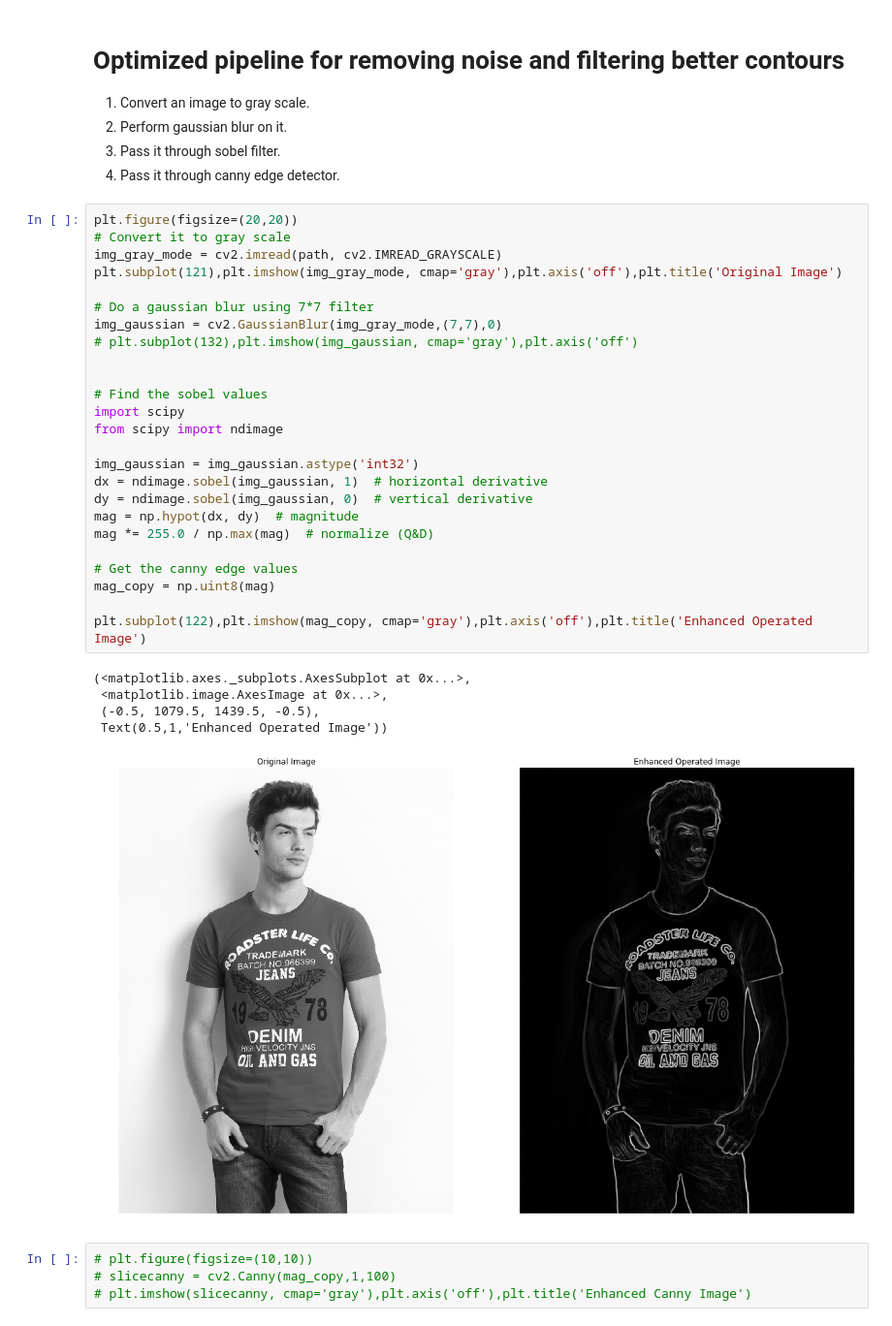
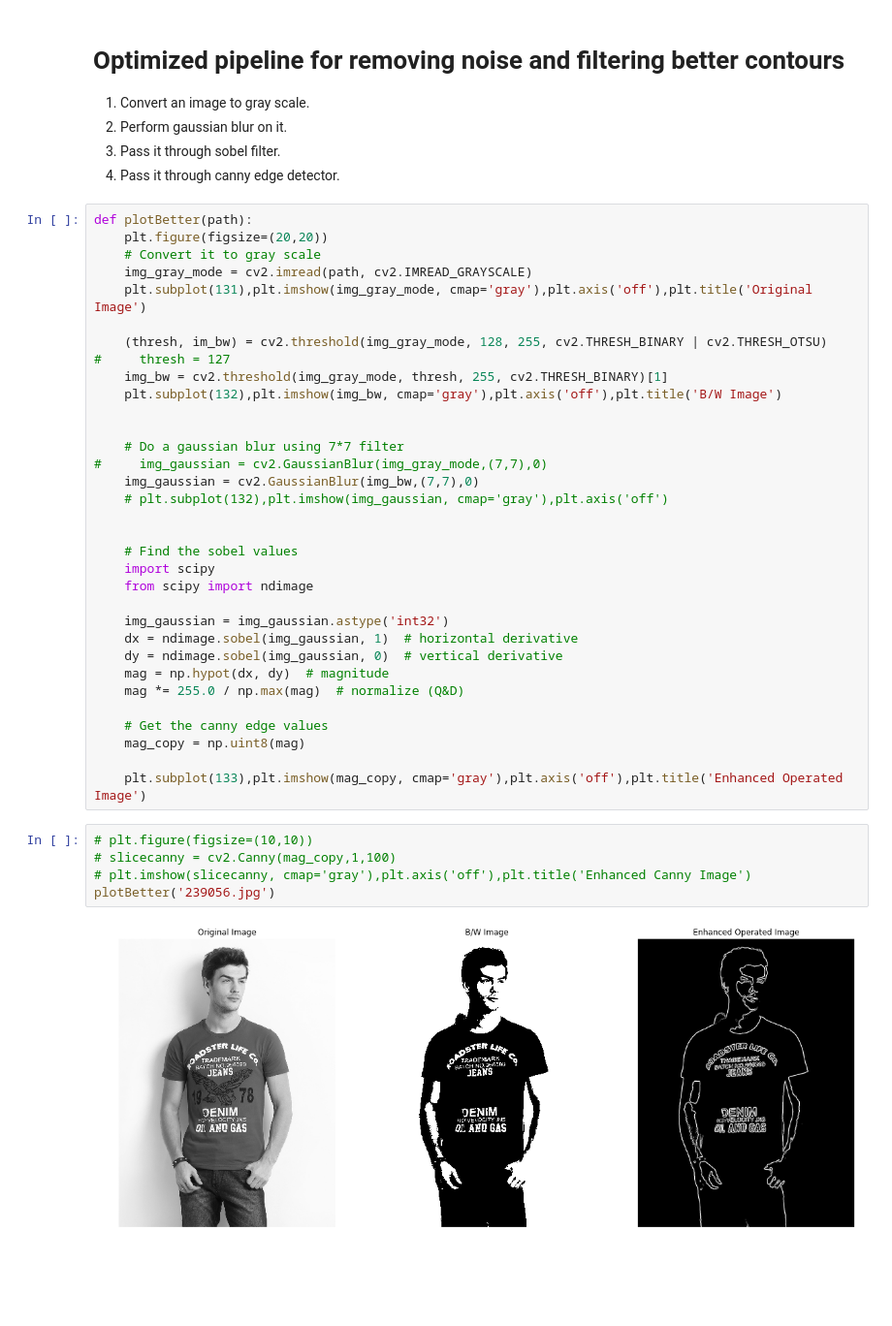
Before and after one commit to abhinav3/EdgeDetection, a Jupyter notebook: EdgeDetection-comparison.ipynb, the cells around one changed output. Shown at 97% size. Cells and saved outputs as stored; diff of their text form; blank space fills up the shorter version.

Commit message:
converting to b/w first before sobel operator

```diff
--- a/EdgeDetection-comparison.ipynb
+++ b/EdgeDetection-comparison.ipynb
@@ -41,37 +53,42 @@ plt.show()
 3. Pass it through sobel filter.
 4. Pass it through canny edge detector.
 # %%
-plt.figure(figsize=(20,20))
-# Convert it to gray scale
-img_gray_mode = cv2.imread(path, cv2.IMREAD_GRAYSCALE)
-plt.subplot(121),plt.imshow(img_gray_mode, cmap='gray'),plt.axis('off'),plt.title('Original Image')
+def plotBetter(path):
+    plt.figure(figsize=(20,20))
+    # Convert it to gray scale
+    img_gray_mode = cv2.imread(path, cv2.IMREAD_GRAYSCALE)
+    plt.subplot(131),plt.imshow(img_gray_mode, cmap='gray'),plt.axis('off'),plt.title('Original Image')
 
-# Do a gaussian blur using 7*7 filter
-img_gaussian = cv2.GaussianBlur(img_gray_mode,(7,7),0)
-# plt.subplot(132),plt.imshow(img_gaussian, cmap='gray'),plt.axis('off')
+    (thresh, im_bw) = cv2.threshold(img_gray_mode, 128, 255, cv2.THRESH_BINARY | cv2.THRESH_OTSU)
+#     thresh = 127
+    img_bw = cv2.threshold(img_gray_mode, thresh, 255, cv2.THRESH_BINARY)[1]
+    plt.subplot(132),plt.imshow(img_bw, cmap='gray'),plt.axis('off'),plt.title('B/W Image')
 
 
-# Find the sobel values
-import scipy
-from scipy import ndimage
+    # Do a gaussian blur using 7*7 filter
+#     img_gaussian = cv2.GaussianBlur(img_gray_mode,(7,7),0)
+    img_gaussian = cv2.GaussianBlur(img_bw,(7,7),0)
+    # plt.subplot(132),plt.imshow(img_gaussian, cmap='gray'),plt.axis('off')
 
-img_gaussian = img_gaussian.astype('int32')
-dx = ndimage.sobel(img_gaussian, 1)  # horizontal derivative
-dy = ndimage.sobel(img_gaussian, 0)  # vertical derivative
-mag = np.hypot(dx, dy)  # magnitude
-mag *= 255.0 / np.max(mag)  # normalize (Q&D)
 
-# Get the canny edge values
-mag_copy = np.uint8(mag)
+    # Find the sobel values
+    import scipy
+    from scipy import ndimage
 
-plt.subplot(122),plt.imshow(mag_copy, cmap='gray'),plt.axis('off'),plt.title('Enhanced Operated Image')
+    img_gaussian = img_gaussian.astype('int32')
+    dx = ndimage.sobel(img_gaussian, 1)  # horizontal derivative
+    dy = ndimage.sobel(img_gaussian, 0)  # vertical derivative
+    mag = np.hypot(dx, dy)  # magnitude
+    mag *= 255.0 / np.max(mag)  # normalize (Q&D)
+
+    # Get the canny edge values
+    mag_copy = np.uint8(mag)
+
+    plt.subplot(133),plt.imshow(mag_copy, cmap='gray'),plt.axis('off'),plt.title('Enhanced Operated Image')
-# %% [output]
-(<matplotlib.axes._subplots.AxesSubplot at 0x...>,
- <matplotlib.image.AxesImage at 0x...>,
- (-0.5, 1079.5, 1439.5, -0.5),
- Text(0.5,1,'Enhanced Operated Image'))
-[figure, removed]
 # %%
 # plt.figure(figsize=(10,10))
 # slicecanny = cv2.Canny(mag_copy,1,100)
 # plt.imshow(slicecanny, cmap='gray'),plt.axis('off'),plt.title('Enhanced Canny Image')
+plotBetter('239056.jpg')
+# %% [output]
+[figure, added]
```
Also changed, not shown: parts of 7 cells of this notebook, 2 other files.
